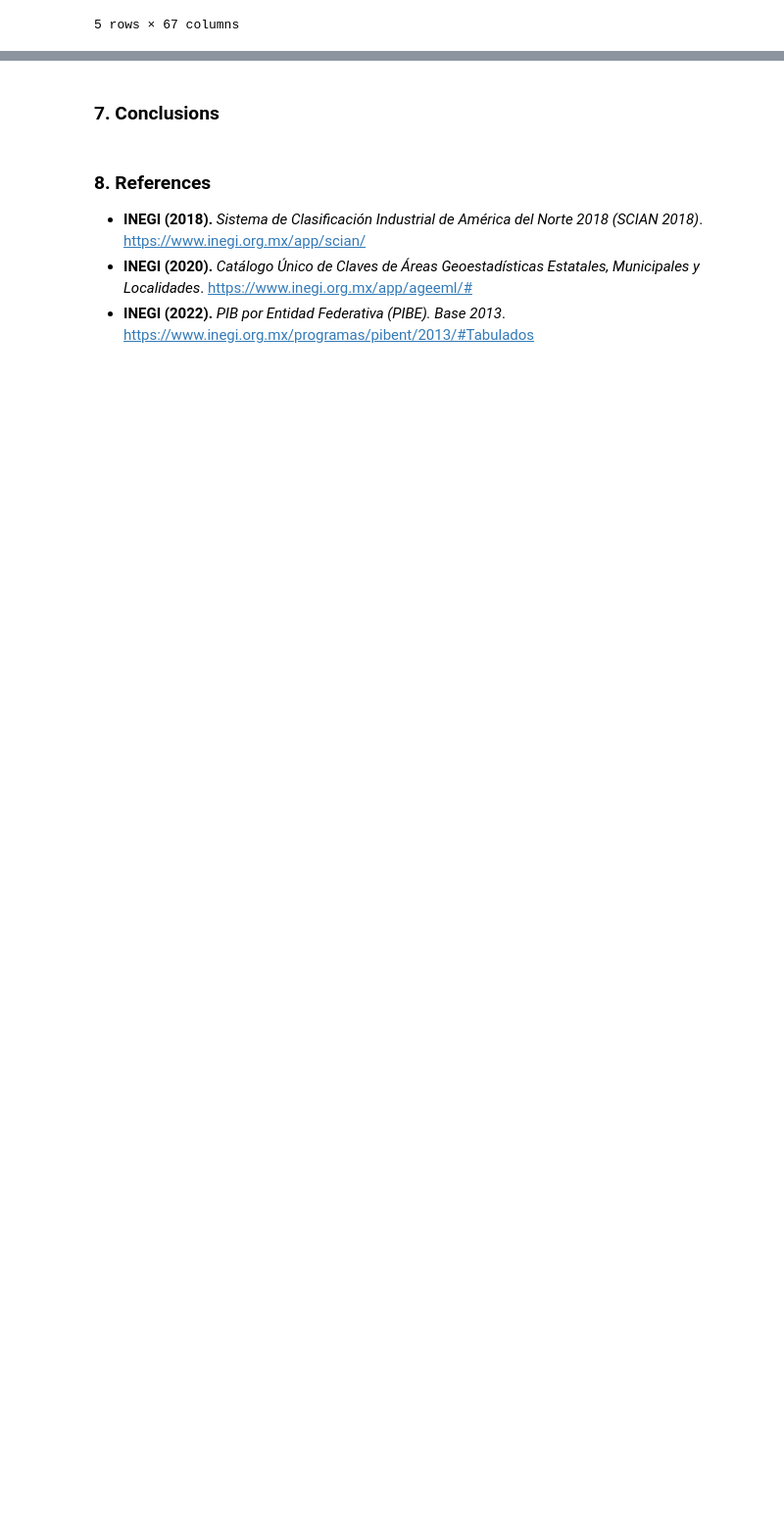
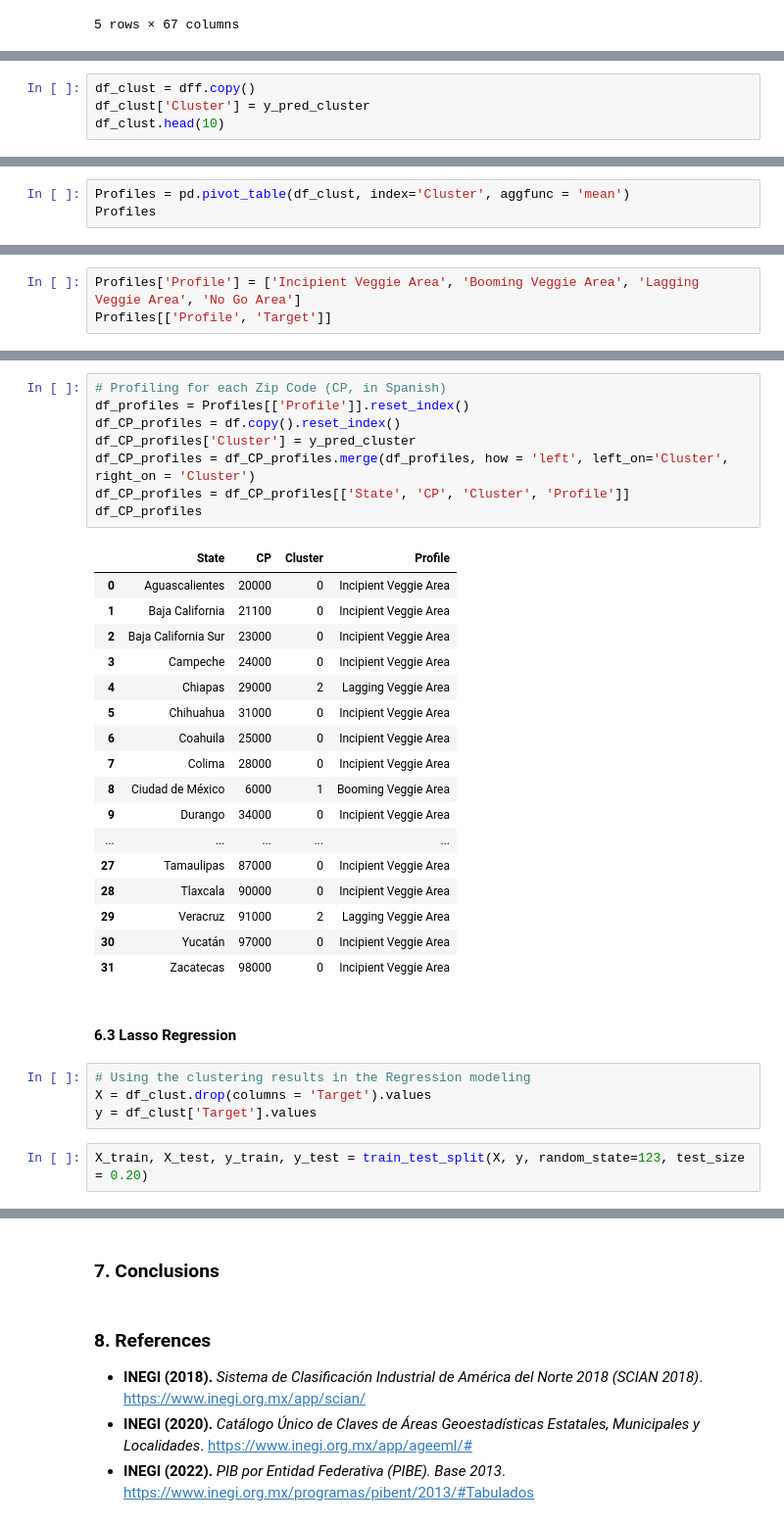
Before and after one commit to DanielEduardoLopez/DEVF-MachineLearning, a Jupyter notebook: FinalProject_RestaurantLocation.ipynb, the cells around one changed output, grey strips where cells are left out. Shown: that part at 98% size. Saved outputs shown, nothing was run; the diff lists cells and outputs as text; blank space fills up the shorter version.

```diff
--- a/FinalProject_RestaurantLocation.ipynb
+++ b/FinalProject_RestaurantLocation.ipynb
@@ -723,0 +757,4 @@ x_test = scaler.transform(x_test)
+# %%
+df_clust = dff.copy()
+df_clust['Cluster'] = y_pred_cluster
+df_clust.head(10)
@@ -723,0 +775,3 @@ x_test = scaler.transform(x_test)
+# %%
+Profiles = pd.pivot_table(df_clust, index='Cluster', aggfunc = 'mean')
+Profiles
@@ -723,0 +786,3 @@ x_test = scaler.transform(x_test)
+# %%
+Profiles['Profile'] = ['Incipient Veggie Area', 'Booming Veggie Area', 'Lagging Veggie Area', 'No Go Area']
+Profiles[['Profile', 'Target']]
@@ -723,0 +796,34 @@ x_test = scaler.transform(x_test)
+# %%
+# Profiling for each Zip Code (CP, in Spanish)
+df_profiles = Profiles[['Profile']].reset_index()
+df_CP_profiles = df.copy().reset_index()
+df_CP_profiles['Cluster'] = y_pred_cluster
+df_CP_profiles = df_CP_profiles.merge(df_profiles, how = 'left', left_on='Cluster', right_on = 'Cluster')
+df_CP_profiles = df_CP_profiles[['State', 'CP', 'Cluster', 'Profile']]
+df_CP_profiles
+# %% [output]
+|  | State | CP | Cluster | Profile |
+| 0 | Aguascalientes | 20000 | 0 | Incipient Veggie Area |
+| 1 | Baja California | 21100 | 0 | Incipient Veggie Area |
+| 2 | Baja California Sur | 23000 | 0 | Incipient Veggie Area |
+| 3 | Campeche | 24000 | 0 | Incipient Veggie Area |
+| 4 | Chiapas | 29000 | 2 | Lagging Veggie Area |
+| 5 | Chihuahua | 31000 | 0 | Incipient Veggie Area |
+| 6 | Coahuila | 25000 | 0 | Incipient Veggie Area |
+| 7 | Colima | 28000 | 0 | Incipient Veggie Area |
+| 8 | Ciudad de México | 6000 | 1 | Booming Veggie Area |
+| 9 | Durango | 34000 | 0 | Incipient Veggie Area |
+| ... | ... | ... | ... | ... |
+| 27 | Tamaulipas | 87000 | 0 | Incipient Veggie Area |
+| 28 | Tlaxcala | 90000 | 0 | Incipient Veggie Area |
+| 29 | Veracruz | 91000 | 2 | Lagging Veggie Area |
+| 30 | Yucatán | 97000 | 0 | Incipient Veggie Area |
+| 31 | Zacatecas | 98000 | 0 | Incipient Veggie Area |
+# %% [markdown]
+#### **6.3 Lasso Regression**
+# %%
+# Using the clustering results in the Regression modeling
+X = df_clust.drop(columns = 'Target').values
+y = df_clust['Target'].values
+# %%
+X_train, X_test, y_train, y_test = train_test_split(X, y, random_state=123, test_size = 0.20)
```
Also changed, not shown: parts of 31 cells of this notebook.
